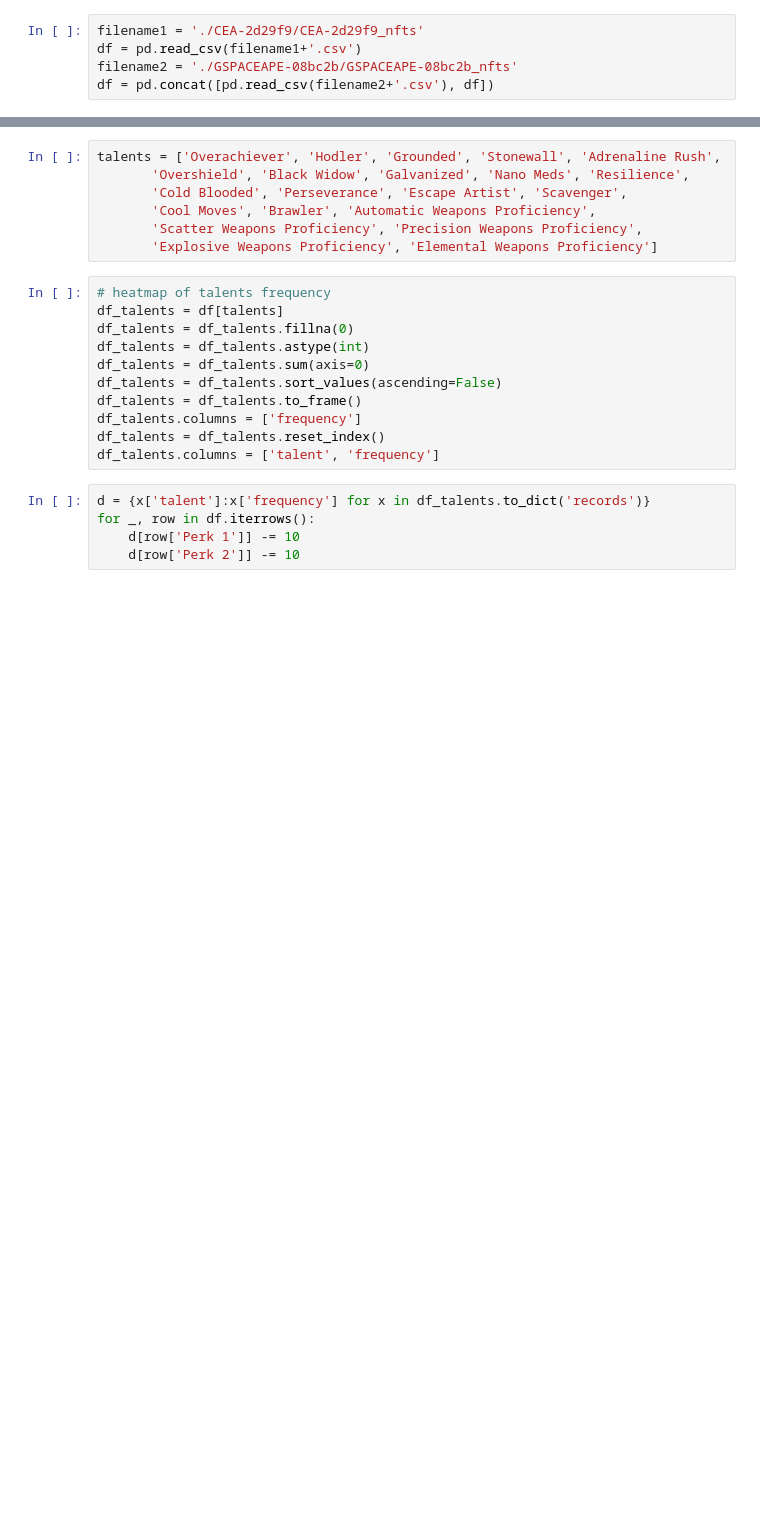
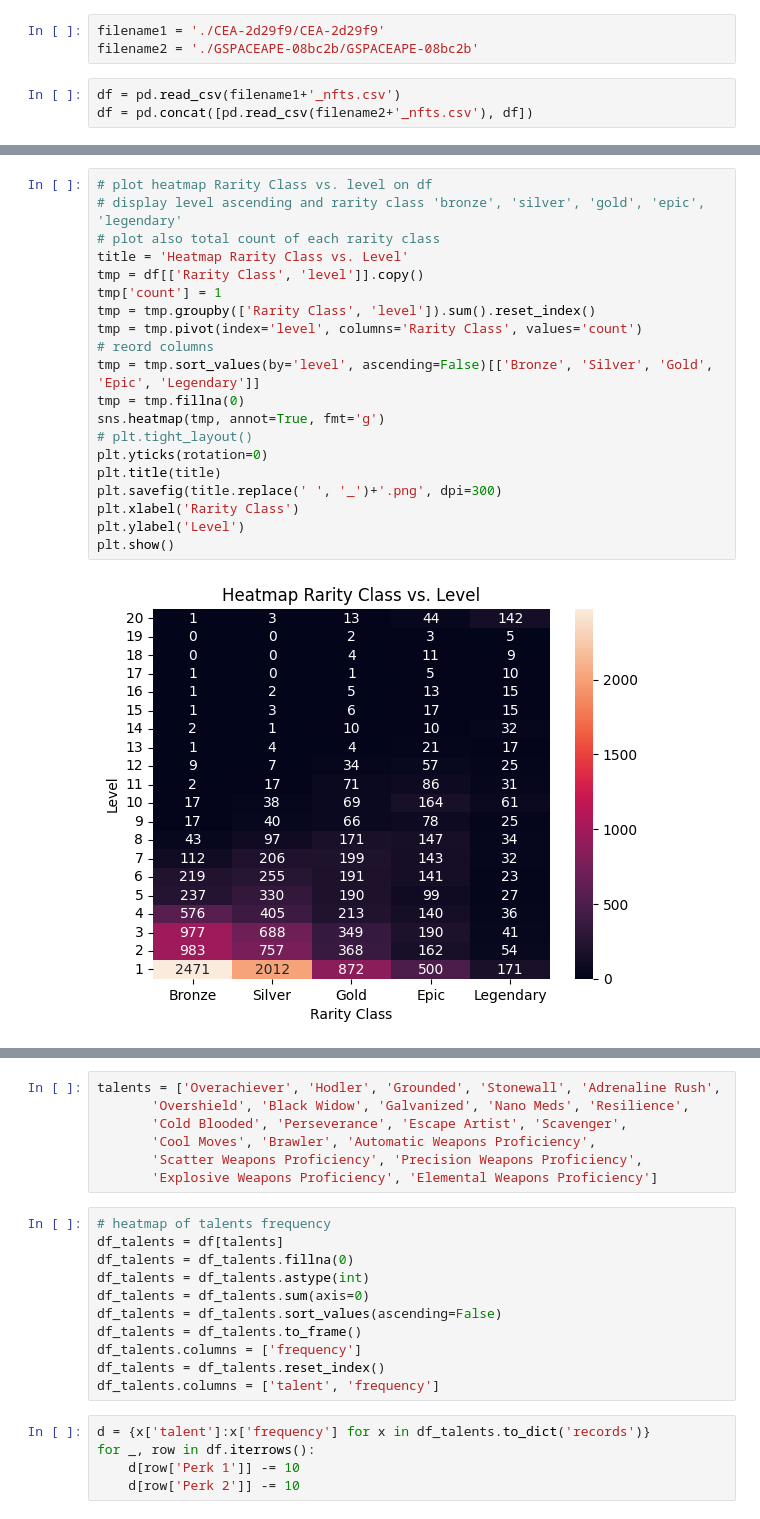
Before and after one commit to VincenzoImp/Cantina-Royale, a Jupyter notebook: NFT data/05_analysis.ipynb, the cells around one changed output, grey strips where cells are left out. Saved outputs shown, nothing was run; the diff lists cells and outputs as text; blank space fills up the shorter version.

```diff
--- a/NFT data/05_analysis.ipynb
+++ b/NFT data/05_analysis.ipynb
@@ -4,5 +6,6 @@ import pandas as pd
+# %%
+filename1 = './CEA-2d29f9/CEA-2d29f9'
+filename2 = './GSPACEAPE-08bc2b/GSPACEAPE-08bc2b'
 # %%
-filename1 = './CEA-2d29f9/CEA-2d29f9_nfts'
-df = pd.read_csv(filename1+'.csv')
-filename2 = './GSPACEAPE-08bc2b/GSPACEAPE-08bc2b_nfts'
-df = pd.concat([pd.read_csv(filename2+'.csv'), df])
+df = pd.read_csv(filename1+'_nfts.csv')
+df = pd.concat([pd.read_csv(filename2+'_nfts.csv'), df])
@@ -8,0 +54,22 @@ df = pd.concat([pd.read_csv(filename2+'.csv'), df])
+# %%
+# plot heatmap Rarity Class vs. level on df
+# display level ascending and rarity class 'bronze', 'silver', 'gold', 'epic', 'legendary'
+# plot also total count of each rarity class
+title = 'Heatmap Rarity Class vs. Level'
+tmp = df[['Rarity Class', 'level']].copy()
+tmp['count'] = 1
+tmp = tmp.groupby(['Rarity Class', 'level']).sum().reset_index()
+tmp = tmp.pivot(index='level', columns='Rarity Class', values='count')
+# reord columns
+tmp = tmp.sort_values(by='level', ascending=False)[['Bronze', 'Silver', 'Gold', 'Epic', 'Legendary']]
+tmp = tmp.fillna(0)
+sns.heatmap(tmp, annot=True, fmt='g')
+# plt.tight_layout()
+plt.yticks(rotation=0)
+plt.title(title)
+plt.savefig(title.replace(' ', '_')+'.png', dpi=300)
+plt.xlabel('Rarity Class')
+plt.ylabel('Level')
+plt.show()
+# %% [output]
+[figure, added]
```
Also changed, not shown: parts of 13 cells of this notebook, 8 other files.
